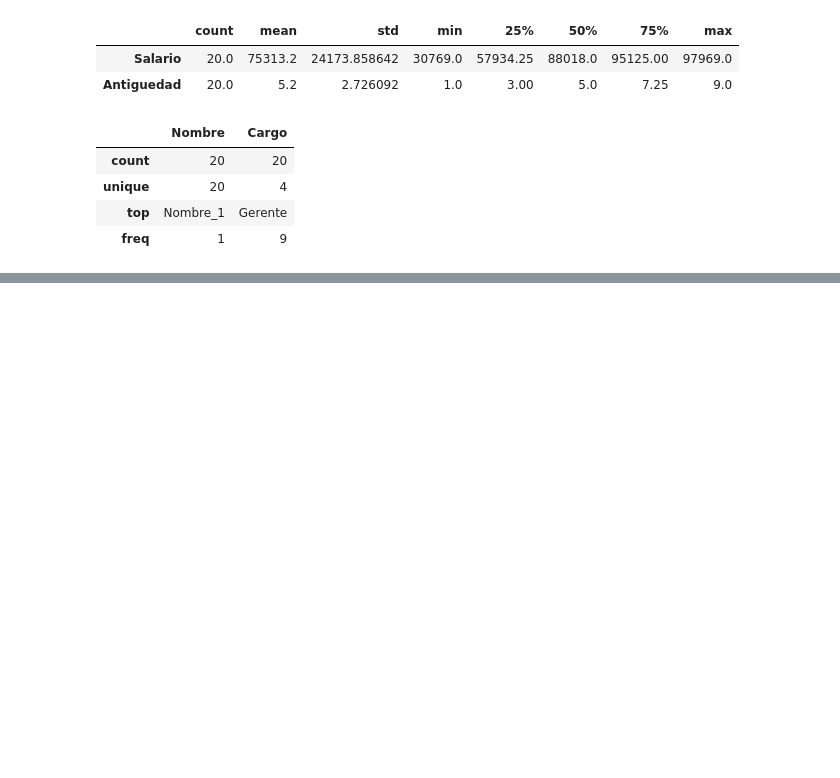
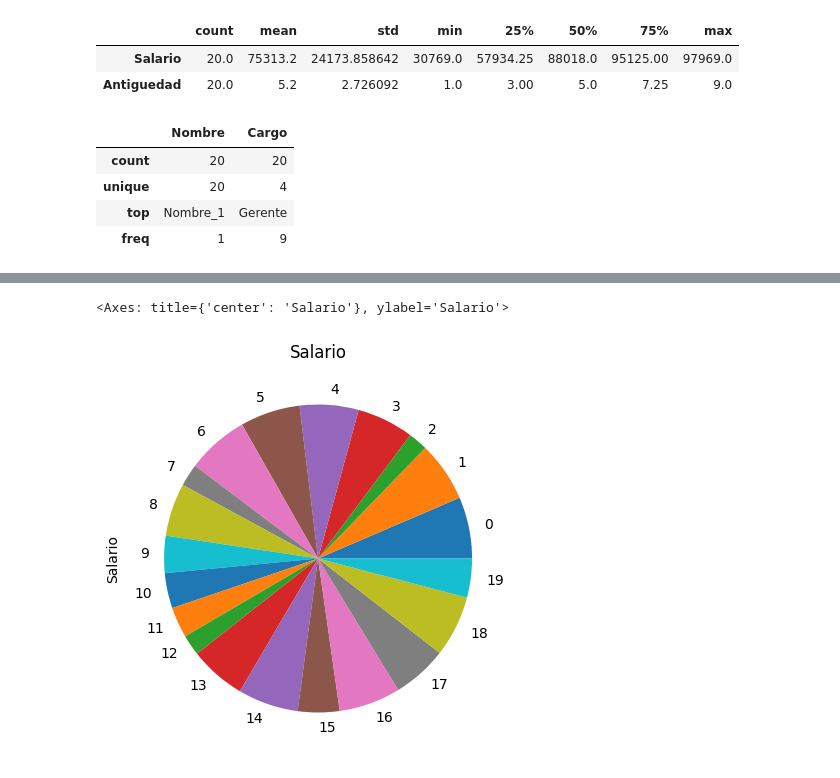
Before and after one commit to Majela12/apuntesIA, a Jupyter notebook: Apuntes_EDA.ipynb, the cells around one changed output, grey strips where cells are left out. Saved outputs shown, nothing was run; the diff lists cells and outputs as text; code cells hidden in the pictures; blank space fills up the shorter version.

```diff
--- a/Apuntes_EDA.ipynb
+++ b/Apuntes_EDA.ipynb
@@ -285,0 +291,5 @@ df.describe(include="object")
+# %%
+df.Salario.plot(kind="pie",title="Salario" , figsize=(5,5) )
+# %% [output]
+<Axes: title={'center': 'Salario'}, ylabel='Salario'>
+[figure, added]
```
Also changed, not shown: parts of 1 cell of this notebook.
